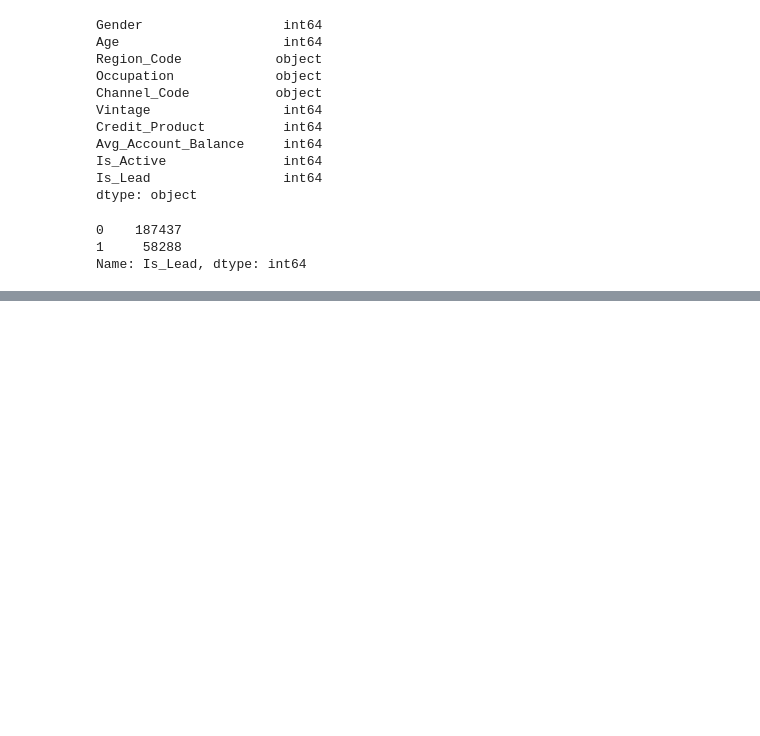
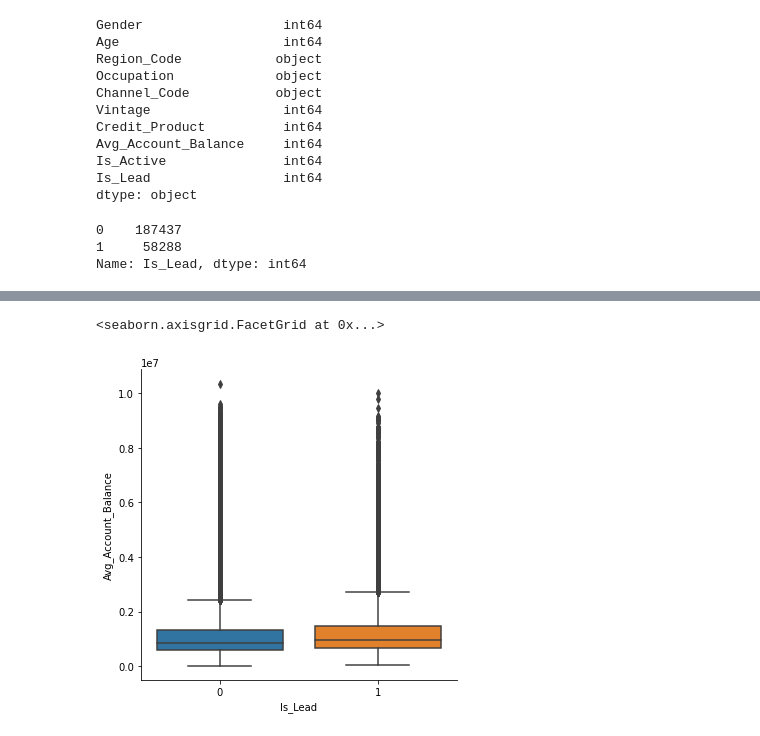
Before and after one commit to YamCooper/Sales_Lead_Analysis_Prediction_ML, a Jupyter notebook: One.ipynb, the cells around one changed output, grey strips where cells are left out. Cells and saved outputs as stored; diff of their text form; code cells hidden in the pictures; blank space fills up the shorter version.

```diff
--- a/One.ipynb
+++ b/One.ipynb
@@ -239,9 +235,9 @@ Count of credit product values
 1     72043
 Name: Credit_Product, dtype: int64
 # %%
-#Since null values in Credit_Product column constitute a significant portion of the data, impute them to "2"
+#Since null values in Credit_Product column constitute a significant portion of the data, impute them to "999"
 
-dfmod['Credit_Product'].fillna("2",inplace=True)
+dfmod['Credit_Product'].fillna("999",inplace=True)
 dfmod
 # %% [output]
 |  | Gender | Age | Region_Code | Occupation | Channel_Code | Vintage | Credit_Product | Avg_Account_Balance | ... |
@@ -338,0 +353,8 @@ Name: Is_Lead, dtype: int64
+# %%
+# Look at the differences between leads and non-leads in terms of average account balance
+### Customers that have left have a higher monthly charge
+
+sns.factorplot(x = 'Is_Lead', y = 'Avg_Account_Balance', data = dfmod,  kind="box")
+# %% [output]
+<seaborn.axisgrid.FacetGrid at 0x...>
+[figure, added]
```
Also changed, not shown: parts of 21 cells of this notebook.
